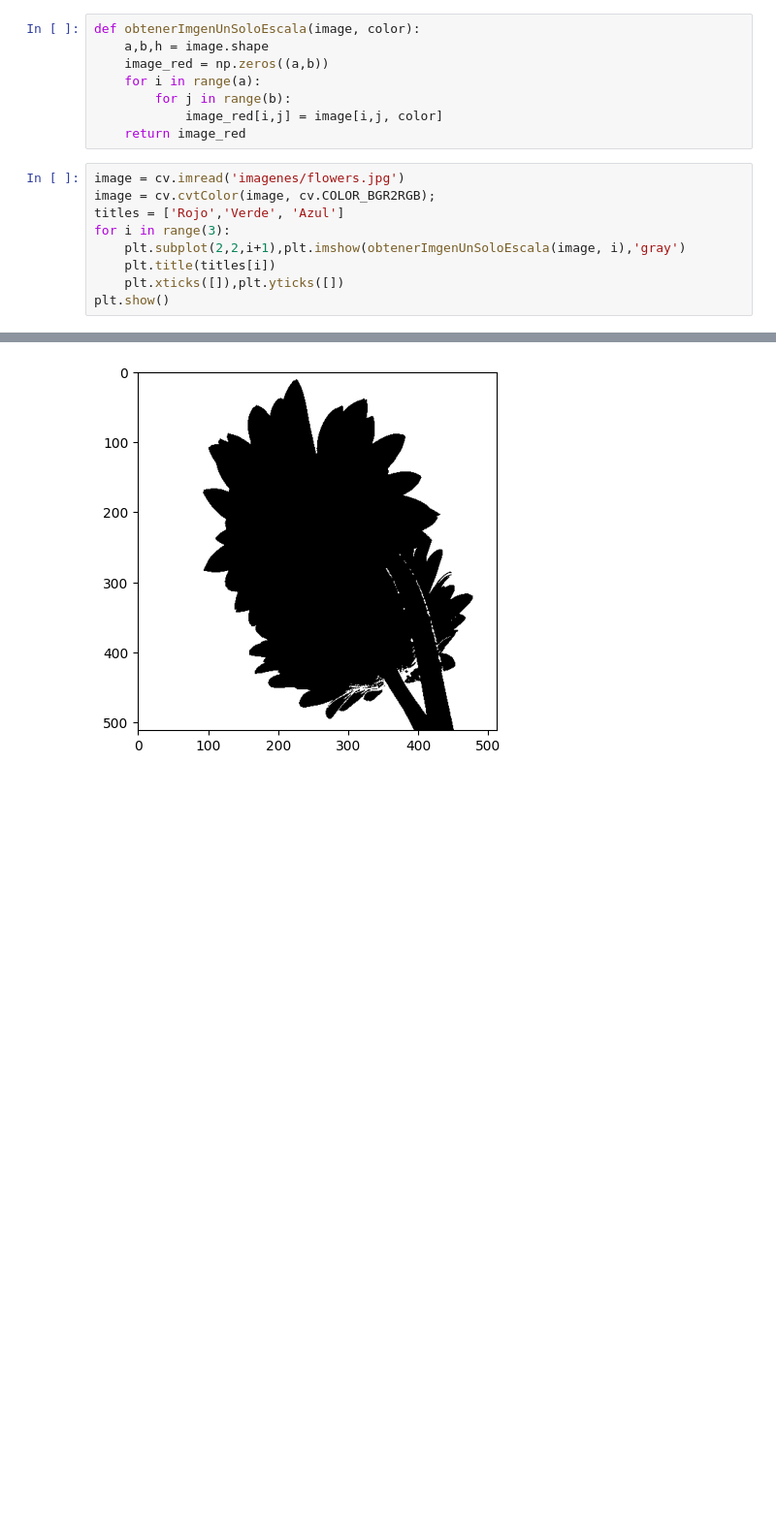
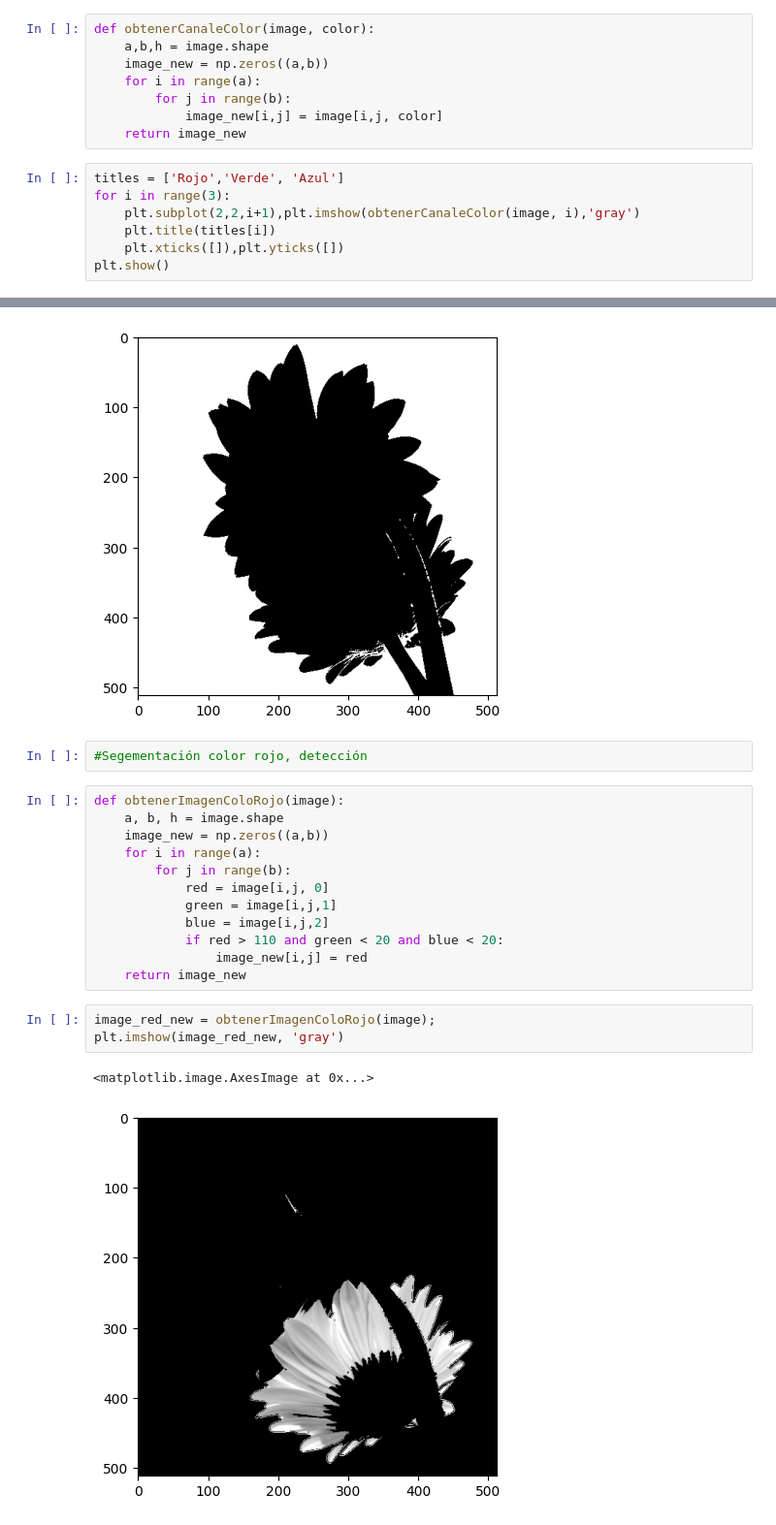
Before and after one commit to FlorianCochachin/procesamiento-imagenes-unmsm, a Jupyter notebook: src/Sementacion.ipynb, the cells around one changed output, grey strips where cells are left out. Shown at 97% size. Saved outputs shown, nothing was run; the diff lists cells and outputs as text; blank space fills up the shorter version.

Commit message:
Se actualizo segementación

```diff
--- a/src/Sementacion.ipynb
+++ b/src/Sementacion.ipynb
@@ -93,17 +99,15 @@ plt.imshow(th2, 'gray')
 # %%
-def obtenerImgenUnSoloEscala(image, color):
+def obtenerCanaleColor(image, color):
     a,b,h = image.shape
-    image_red = np.zeros((a,b))
+    image_new = np.zeros((a,b))
     for i in range(a):
         for j in range(b):
-            image_red[i,j] = image[i,j, color]
-    return image_red
+            image_new[i,j] = image[i,j, color]
+    return image_new
 # %%
-image = cv.imread('imagenes/flowers.jpg')
-image = cv.cvtColor(image, cv.COLOR_BGR2RGB);
 titles = ['Rojo','Verde', 'Azul']
 for i in range(3):
-    plt.subplot(2,2,i+1),plt.imshow(obtenerImgenUnSoloEscala(image, i),'gray')
+    plt.subplot(2,2,i+1),plt.imshow(obtenerCanaleColor(image, i),'gray')
     plt.title(titles[i])
     plt.xticks([]),plt.yticks([])
 plt.show()
@@ -123,3 +127,23 @@ plt.imshow(thresh1, 'gray')
 # %% [output]
 <matplotlib.image.AxesImage at 0x...>
 [figure]
+# %%
+#Segementación color rojo, detección
+# %%
+def obtenerImagenColoRojo(image):
+    a, b, h = image.shape
+    image_new = np.zeros((a,b))
+    for i in range(a):
+        for j in range(b):
+            red = image[i,j, 0]
+            green = image[i,j,1]
+            blue = image[i,j,2]
+            if red > 110 and green < 20 and blue < 20:
+                image_new[i,j] = red
+    return image_new
+# %%
+image_red_new = obtenerImagenColoRojo(image);
+plt.imshow(image_red_new, 'gray')
+# %% [output]
+<matplotlib.image.AxesImage at 0x...>
+[figure, added]
```
Also changed, not shown: parts of 2 cells of this notebook, 1 other file.
